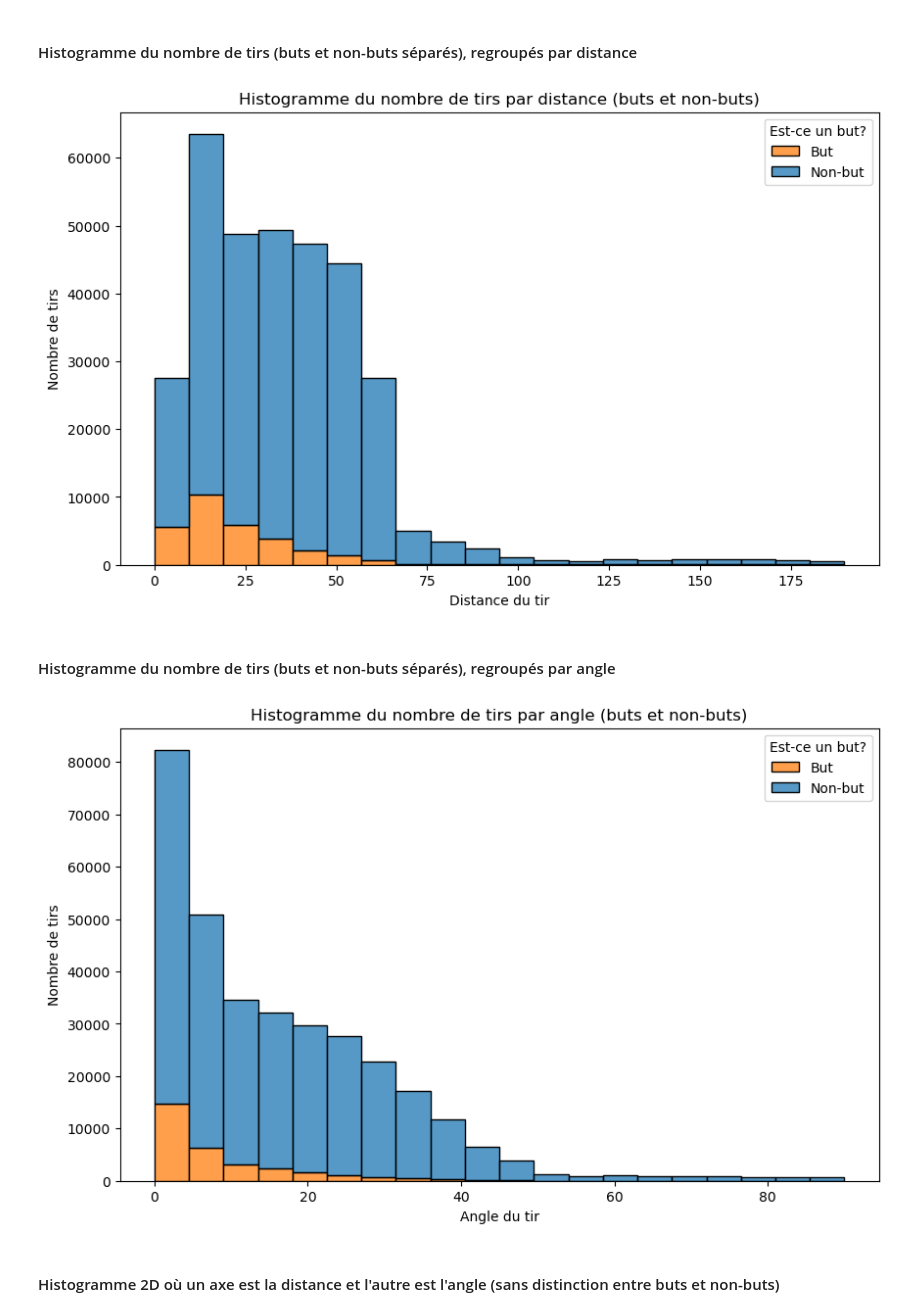
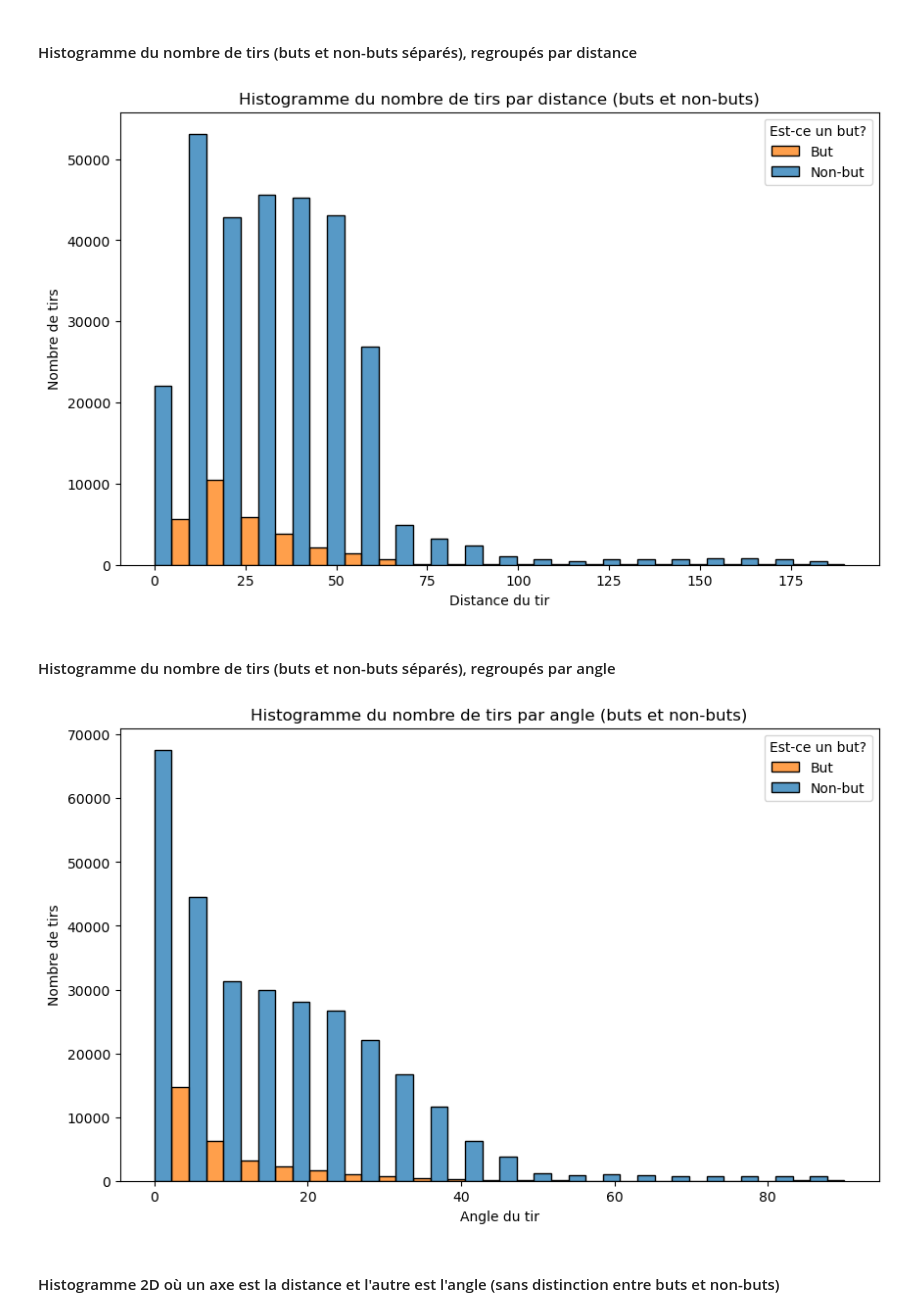
Before and after one commit to Seet-git/FT6758-NHL_A11, a Jupyter notebook: main_Milestone-2.ipynb, the cells around one changed output. Saved outputs shown, nothing was run; the diff lists cells and outputs as text; code cells hidden in the pictures.

Commit message:
Milestone-2, my works on points 1 and 2: visualisations, histogram, and correlations

```diff
--- a/main_Milestone-2.ipynb
+++ b/main_Milestone-2.ipynb
@@ -111,23 +110,23 @@ count_table
 # %%
 ## Add in advancedVisualisation (by Youry)
 def histogram_2_variables(df, x, hue, bins, xlabel, ylabel, title, legendTitle, legendLabels):
     plt.figure(figsize=(10, 6))
-    sns.histplot(data=df, x=x, hue=hue, bins=bins, multiple='stack')
+    sns.histplot(data=df, x=x, hue=hue, bins=bins, multiple='dodge')
     plt.xlabel(xlabel)
     plt.ylabel(ylabel)
     plt.title(title)
     plt.legend(title=legendTitle, labels=legendLabels)
     plt.show()
 
 histogram_2_variables(df=train_data, x='shotDistance', hue='isGoal', bins=20, xlabel='Distance du tir', ylabel='Nombre de tirs', title='Histogramme du nombre de tirs par distance (buts et non-buts)', legendTitle='Est-ce un but?', legendLabels=['But', 'Non-but'])
 # %% [output]
-[figure, old version]
+[figure, new version]
 # %% [markdown]
 #### Histogramme du nombre de tirs (buts et non-buts séparés), regroupés par angle
 # %%
 histogram_2_variables(train_data, x='shotAngle', hue='isGoal', bins=20, xlabel='Angle du tir', ylabel='Nombre de tirs', title='Histogramme du nombre de tirs par angle (buts et non-buts)', legendTitle='Est-ce un but?', legendLabels=['But', 'Non-but'])
 # %% [output]
-[figure, old version]
+[figure, new version]
 # %% [markdown]
 #### Histogramme 2D où un axe est la distance et l'autre est l'angle (sans distinction entre buts et non-buts)
 # %%
```
Also changed, not shown: parts of 18 cells of this notebook.
